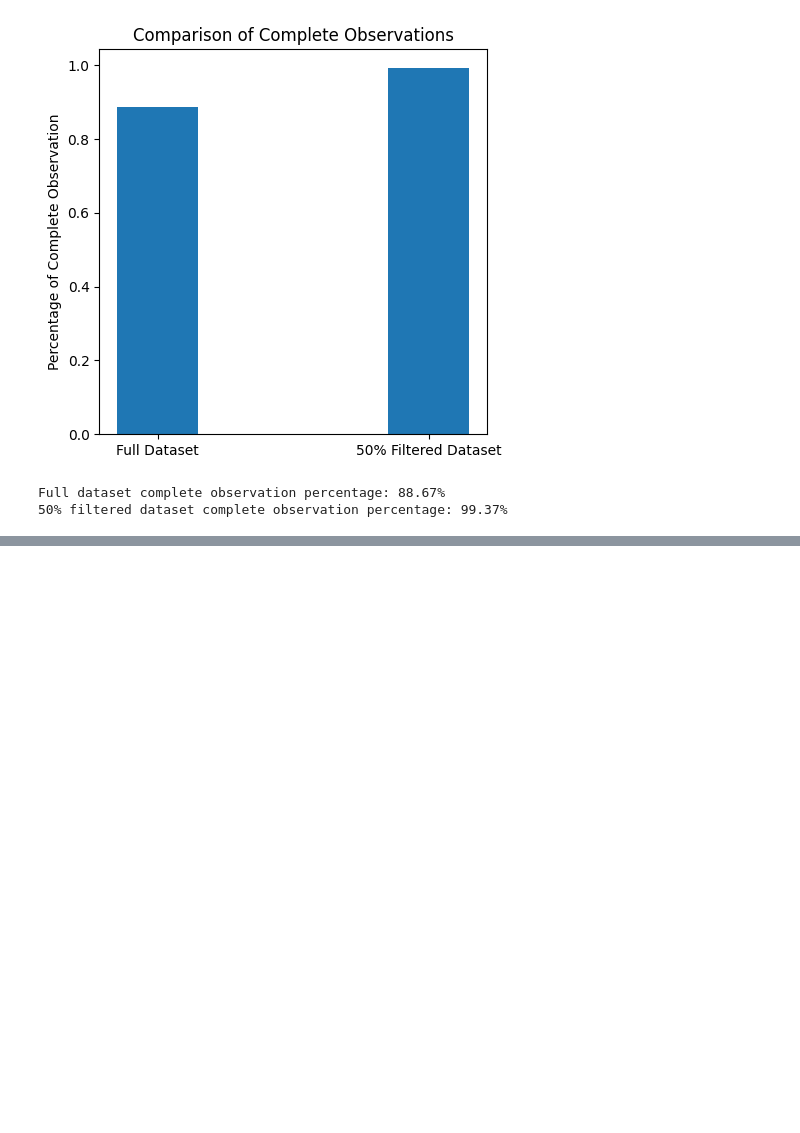
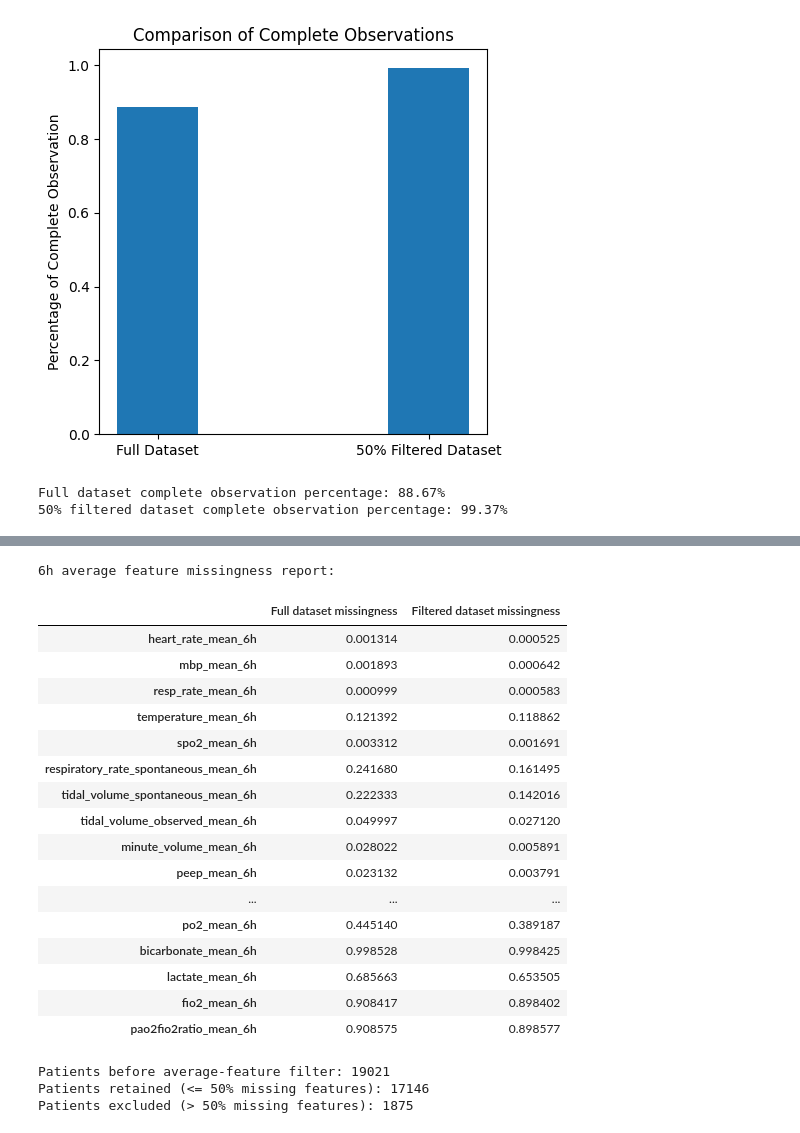
Before and after one commit to Xkpd/comp90089-ml-in-health-group-25, a Jupyter notebook: data/data.ipynb, the cells around one changed output, grey strips where cells are left out. Saved outputs shown, nothing was run; the diff lists cells and outputs as text; code cells hidden in the pictures; blank space fills up the shorter version.

Commit message:
updated data notebook

```diff
--- a/data/report(5).ipynb
+++ b/data/data.ipynb
@@ -514,0 +589,39 @@ Full dataset complete observation percentage: 88.67%
+# %%
+# Missingness reports for the direct six-hour averages, before imputation.
+average_raw_feature_missingness = window_means.isna().mean()
+average_filtered_feature_missingness = window_means.loc[
+    average_patient_missingness <= MISSING
+].isna().mean()
+average_missingness_report = pd.DataFrame({
+    'Full dataset missingness': average_raw_feature_missingness,
+    'Filtered dataset missingness': average_filtered_feature_missingness
+})
+print(f'{INTERVAL}h average feature missingness report:\n')
+display(average_missingness_report)
+average_retained_count = len(average_filtered_dataset)
+average_excluded_count = len(average_full_dataset) - average_retained_count
+print(f'Patients before average-feature filter: {len(average_full_dataset)}')
+print(f'Patients retained (<= {MISSING:.0%} missing features): {average_retained_count}')
+print(f'Patients excluded (> {MISSING:.0%} missing features): {average_excluded_count}')
+# %% [output]
+6h average feature missingness report:
+|  | Full dataset missingness | Filtered dataset missingness |
+| heart_rate_mean_6h | 0.001314 | 0.000525 |
+| mbp_mean_6h | 0.001893 | 0.000642 |
+| resp_rate_mean_6h | 0.000999 | 0.000583 |
+| temperature_mean_6h | 0.121392 | 0.118862 |
+| spo2_mean_6h | 0.003312 | 0.001691 |
+| respiratory_rate_spontaneous_mean_6h | 0.241680 | 0.161495 |
+| tidal_volume_spontaneous_mean_6h | 0.222333 | 0.142016 |
+| tidal_volume_observed_mean_6h | 0.049997 | 0.027120 |
+| minute_volume_mean_6h | 0.028022 | 0.005891 |
+| peep_mean_6h | 0.023132 | 0.003791 |
+| ... | ... | ... |
+| po2_mean_6h | 0.445140 | 0.389187 |
+| bicarbonate_mean_6h | 0.998528 | 0.998425 |
+| lactate_mean_6h | 0.685663 | 0.653505 |
+| fio2_mean_6h | 0.908417 | 0.898402 |
+| pao2fio2ratio_mean_6h | 0.908575 | 0.898577 |
+Patients before average-feature filter: 19021
+Patients retained (<= 50% missing features): 17146
+Patients excluded (> 50% missing features): 1875
```
Also changed, not shown: parts of 5 cells of this notebook.
